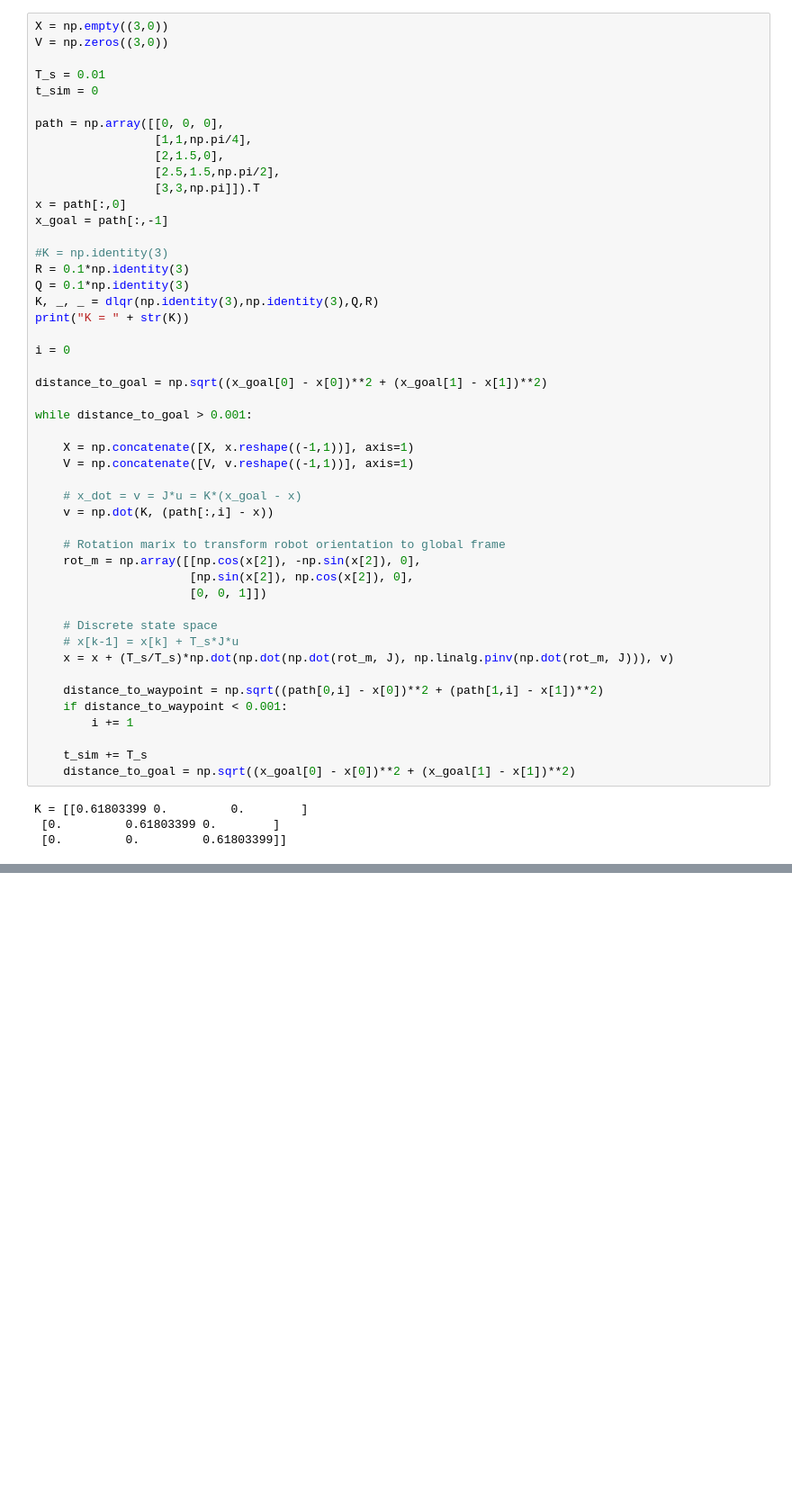
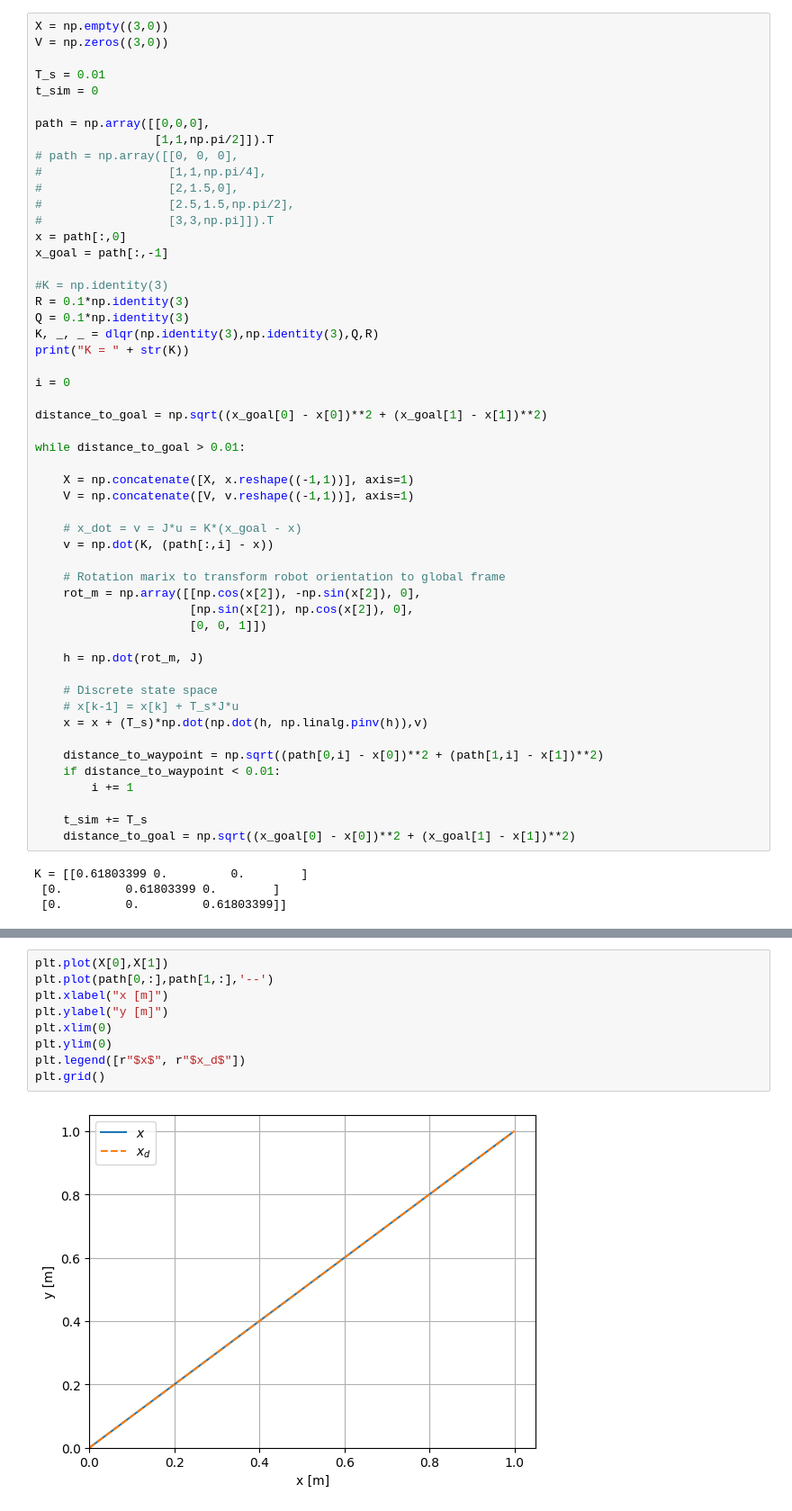
Before and after one commit to alejotoro-o/multi-robot-ueia, a Jupyter notebook: lqr_sim.ipynb, the cells around one changed output, grey strips where cells are left out. Shown: that part at 90% size. Cells and saved outputs as stored; diff of their text form; blank space fills up the shorter version.

Commit message:
path planning notebook

```diff
--- a/lqr_sim.ipynb
+++ b/lqr_sim.ipynb
@@ -126,11 +123,13 @@ V = np.zeros((3,0))
 T_s = 0.01
 t_sim = 0
 
-path = np.array([[0, 0, 0],
-                 [1,1,np.pi/4],
-                 [2,1.5,0],
-                 [2.5,1.5,np.pi/2],
-                 [3,3,np.pi]]).T
+path = np.array([[0,0,0],
+                 [1,1,np.pi/2]]).T
+# path = np.array([[0, 0, 0],
+#                  [1,1,np.pi/4],
+#                  [2,1.5,0],
+#                  [2.5,1.5,np.pi/2],
+#                  [3,3,np.pi]]).T
 x = path[:,0]
 x_goal = path[:,-1]
 
@@ -144,7 +143,7 @@ i = 0
 
 distance_to_goal = np.sqrt((x_goal[0] - x[0])**2 + (x_goal[1] - x[1])**2)
 
-while distance_to_goal > 0.001:
+while distance_to_goal > 0.01:
 
     X = np.concatenate([X, x.reshape((-1,1))], axis=1)
     V = np.concatenate([V, v.reshape((-1,1))], axis=1)
@@ -157,12 +156,14 @@ while distance_to_goal > 0.001:
                       [np.sin(x[2]), np.cos(x[2]), 0],
                       [0, 0, 1]])
 
+    h = np.dot(rot_m, J)
+
     # Discrete state space
     # x[k-1] = x[k] + T_s*J*u
-    x = x + (T_s/T_s)*np.dot(np.dot(np.dot(rot_m, J), np.linalg.pinv(np.dot(rot_m, J))), v)
+    x = x + (T_s)*np.dot(np.dot(h, np.linalg.pinv(h)),v)
 
     distance_to_waypoint = np.sqrt((path[0,i] - x[0])**2 + (path[1,i] - x[1])**2)
-    if distance_to_waypoint < 0.001:
+    if distance_to_waypoint < 0.01:
         i += 1
 
     t_sim += T_s
@@ -173,0 +177,11 @@ K = [[0.61803399 0.         0.        ]
+# %%
+plt.plot(X[0],X[1])
+plt.plot(path[0,:],path[1,:],'--')
+plt.xlabel("x [m]")
+plt.ylabel("y [m]")
+plt.xlim(0)
+plt.ylim(0)
+plt.legend([r"$x$", r"$x_d$"])
+plt.grid()
+# %% [output]
+[figure, added]
```
Also changed, not shown: parts of 15 cells of this notebook, 3 other files.
